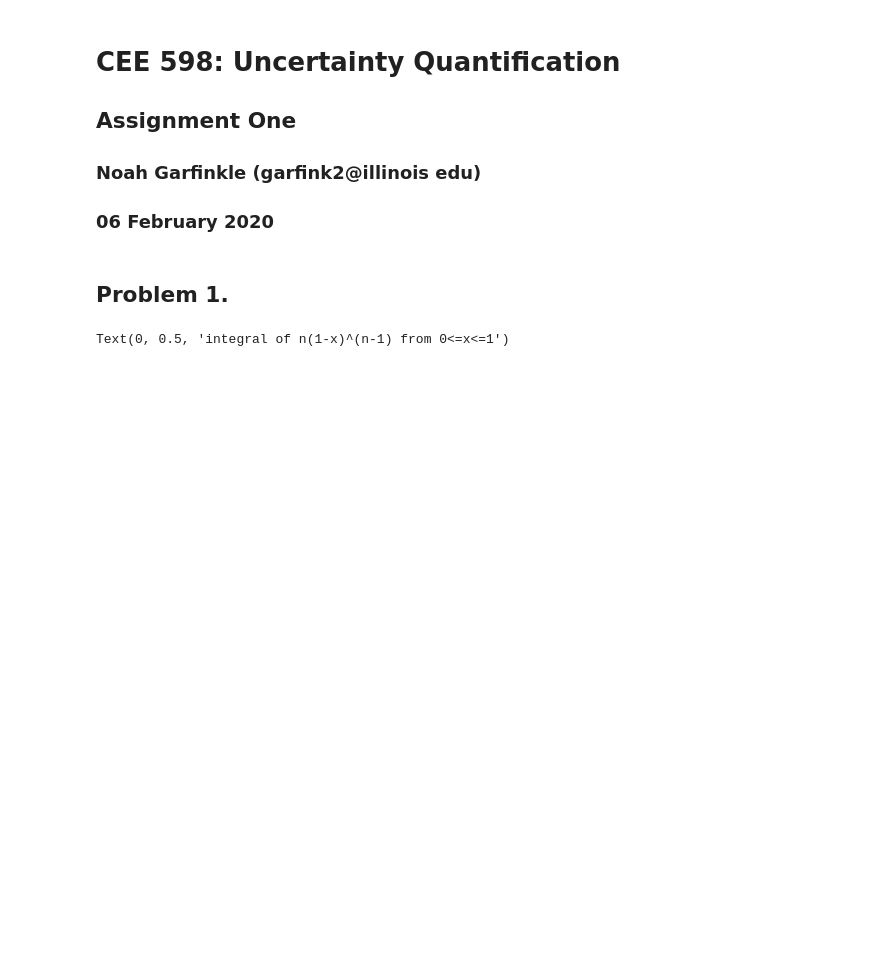
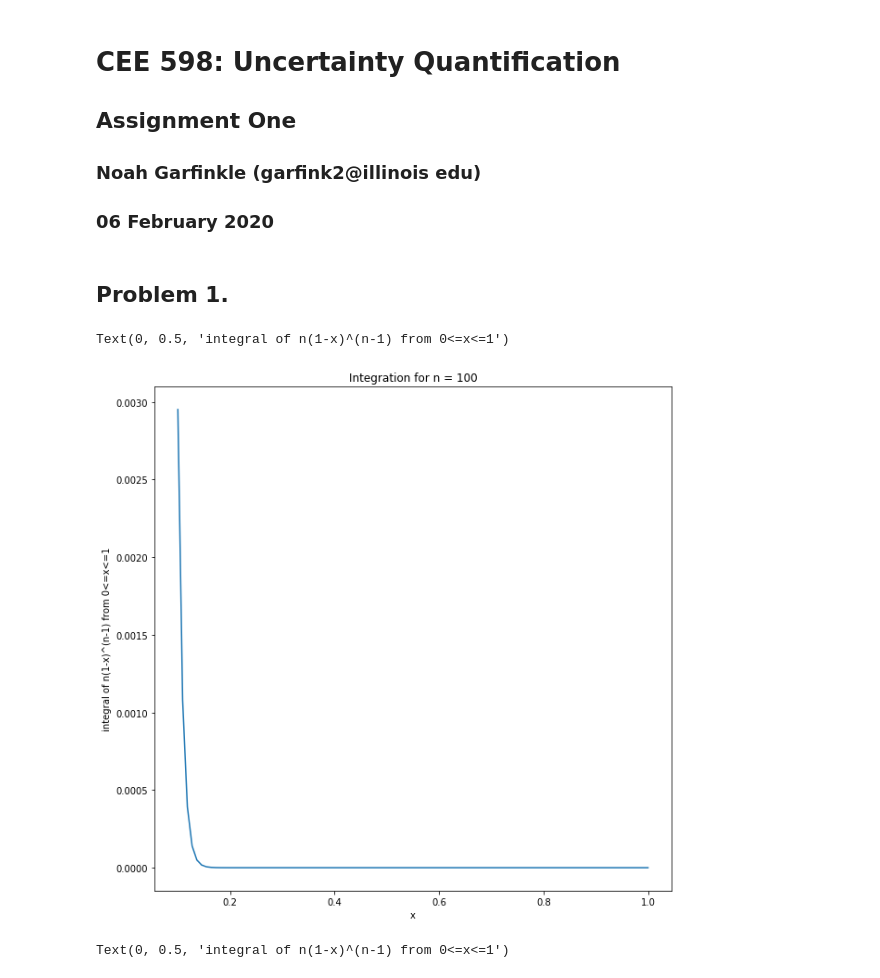
Before and after one commit to noahgarfinkle/Spring2020, a Jupyter notebook: CEE 598 Uncertainty Quantification/Assignments/Assignment 1.ipynb, the cells around one changed output. Saved outputs shown, nothing was run; the diff lists cells and outputs as text; code cells hidden in the pictures; blank space fills up the shorter version.

```diff
--- a/CEE 598 Uncertainty Quantification/Assignments/Assignment 1.ipynb
+++ b/CEE 598 Uncertainty Quantification/Assignments/Assignment 1.ipynb
@@ -17,6 +17,23 @@ f = lambda x: n*np.power(1-x,n-1)
 for n in ns:
     result = round(quad(f,0,1)[0],2)
     results.append(result)
+# %%
+# for fixed n
+singleResults = []
+n = 100
+xs = np.linspace(0.1,1,100)
+for x in xs:
+    singleResult = f(x)
+    singleResults.append(singleResult)
+# %%
+fig,ax = plt.subplots(figsize=(10,10))
+ax.plot(xs,singleResults)
+ax.set_title(f"Integration for n = {n}")
+ax.set_xlabel("x")
+ax.set_ylabel("integral of n(1-x)^(n-1) from 0<=x<=1")
+# %% [output]
+Text(0, 0.5, 'integral of n(1-x)^(n-1) from 0<=x<=1')
+[figure, added]
 # %%
 fig,ax = plt.subplots(figsize=(10,10))
 ax.plot(ns,results)
```
Also changed, not shown: parts of 9 cells of this notebook, 1 other file.
